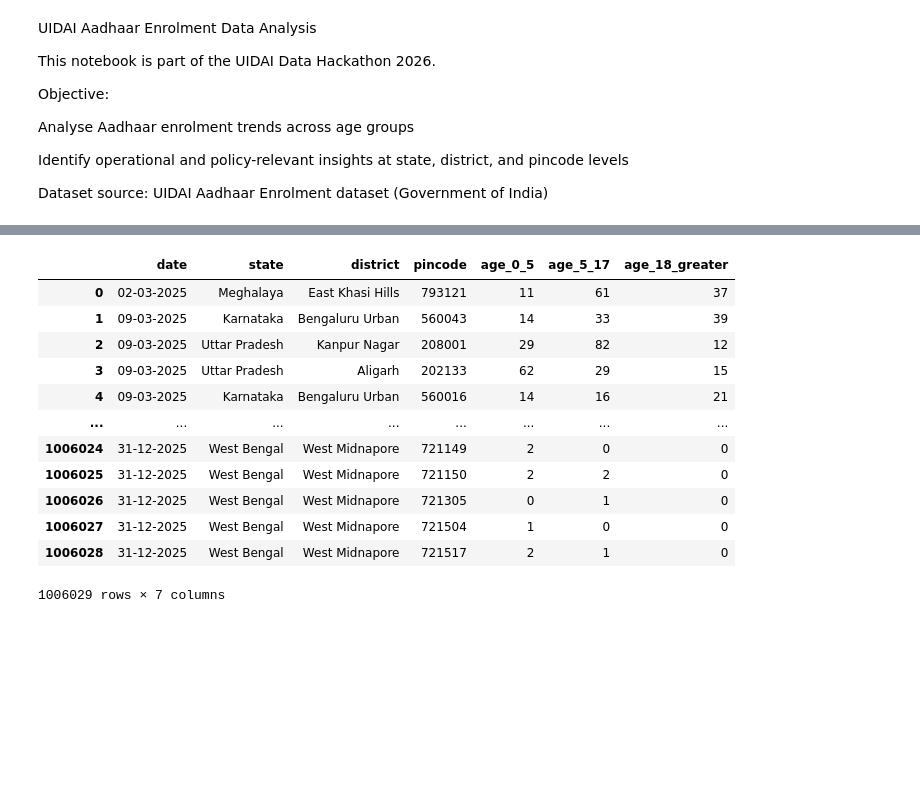
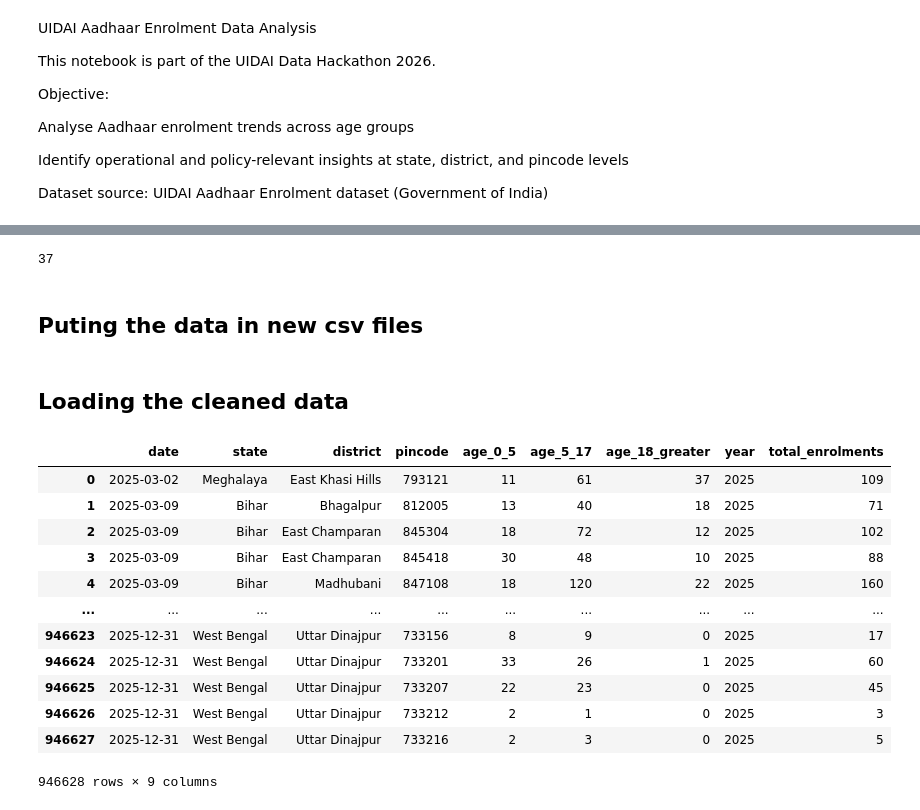
Before and after one commit to pranavdawara-py/aadhaar-analysis, a Jupyter notebook: notebooks/data_analysis.ipynb, the cells around one changed output, grey strips where cells are left out. Saved outputs shown, nothing was run; the diff lists cells and outputs as text; code cells hidden in the pictures; blank space fills up the shorter version.

```diff
--- a/notebooks/data_analysis.ipynb
+++ b/notebooks/data_analysis.ipynb
@@ -17,4 +17,13 @@ import matplotlib.pyplot as plt
 import matplotlib.ticker as mtick
 import numpy as np
 base_dir = Path.cwd().parents[0]
-data_dir = base_dir / "data" / "raw" #keep the csv files in the {base_dir}/data/raw
+raw_dir = base_dir / "data" / "raw" #keep the orignal csv files in the {base_dir}/data/raw
+clean_dir = base_dir / "data" / "cleaned" #orignal might be having some duplicated data or typing errors we will fix them in new csvs and put new csvs in (base_dir}/data/cleaned
+csv_files = [
+    "api_data_aadhar_enrolment_0_500000.csv",
+    "api_data_aadhar_enrolment_500000_1000000.csv",
+    "api_data_aadhar_enrolment_1000000_1006029.csv"
+]
+df1 = pd.read_csv(raw_dir / csv_files[0])
+df2 = pd.read_csv(raw_dir / csv_files[1])
+df3 = pd.read_csv(raw_dir / csv_files[2])
@@ -20,0 +570,7 @@ data_dir = base_dir / "data" / "raw" #keep the csv files in the {base_dir}/data/
+# %%
+df_original = pd.concat([df1, df2, df3], ignore_index=True)
+len(df_original["state"].unique())
+# %% [output]
+37
+# %% [markdown]
+## Puting the data in new csv files
@@ -21,28 +584,22 @@ data_dir = base_dir / "data" / "raw" #keep the csv files in the {base_dir}/data/
+# %% [markdown]
+## Loading the cleaned data
 # %%
-csv_paths = [
-    data_dir / "api_data_aadhar_enrolment_0_500000.csv",
-    data_dir / "api_data_aadhar_enrolment_500000_1000000.csv",
-    data_dir / "api_data_aadhar_enrolment_1000000_1006029.csv"
-]
-
-df = pd.concat(
-    (pd.read_csv(path) for path in csv_paths),
+df_clean = pd.concat(
+    (pd.read_csv(clean_dir / f) for f in csv_files),
     ignore_index=True
 )
-
-df.shape
-df
+df_clean
 # %% [output]
-|  | date | state | district | pincode | age_0_5 | age_5_17 | age_18_greater |
-| 0 | 02-03-2025 | Meghalaya | East Khasi Hills | 793121 | 11 | 61 | 37 |
-| 1 | 09-03-2025 | Karnataka | Bengaluru Urban | 560043 | 14 | 33 | 39 |
-| 2 | 09-03-2025 | Uttar Pradesh | Kanpur Nagar | 208001 | 29 | 82 | 12 |
-| 3 | 09-03-2025 | Uttar Pradesh | Aligarh | 202133 | 62 | 29 | 15 |
-| 4 | 09-03-2025 | Karnataka | Bengaluru Urban | 560016 | 14 | 16 | 21 |
-| ... | ... | ... | ... | ... | ... | ... | ... |
-| 1006024 | 31-12-2025 | West Bengal | West Midnapore | 721149 | 2 | 0 | 0 |
-| 1006025 | 31-12-2025 | West Bengal | West Midnapore | 721150 | 2 | 2 | 0 |
-| 1006026 | 31-12-2025 | West Bengal | West Midnapore | 721305 | 0 | 1 | 0 |
-| 1006027 | 31-12-2025 | West Bengal | West Midnapore | 721504 | 1 | 0 | 0 |
-| 1006028 | 31-12-2025 | West Bengal | West Midnapore | 721517 | 2 | 1 | 0 |
+|  | date | state | district | pincode | age_0_5 | age_5_17 | age_18_greater | year | total_enrolments |
+| 0 | 2025-03-02 | Meghalaya | East Khasi Hills | 793121 | 11 | 61 | 37 | 2025 | 109 |
+| 1 | 2025-03-09 | Bihar | Bhagalpur | 812005 | 13 | 40 | 18 | 2025 | 71 |
+| 2 | 2025-03-09 | Bihar | East Champaran | 845304 | 18 | 72 | 12 | 2025 | 102 |
+| 3 | 2025-03-09 | Bihar | East Champaran | 845418 | 30 | 48 | 10 | 2025 | 88 |
+| 4 | 2025-03-09 | Bihar | Madhubani | 847108 | 18 | 120 | 22 | 2025 | 160 |
+| ... | ... | ... | ... | ... | ... | ... | ... | ... | ... |
+| 946623 | 2025-12-31 | West Bengal | Uttar Dinajpur | 733156 | 8 | 9 | 0 | 2025 | 17 |
+| 946624 | 2025-12-31 | West Bengal | Uttar Dinajpur | 733201 | 33 | 26 | 1 | 2025 | 60 |
+| 946625 | 2025-12-31 | West Bengal | Uttar Dinajpur | 733207 | 22 | 23 | 0 | 2025 | 45 |
+| 946626 | 2025-12-31 | West Bengal | Uttar Dinajpur | 733212 | 2 | 1 | 0 | 2025 | 3 |
+| 946627 | 2025-12-31 | West Bengal | Uttar Dinajpur | 733216 | 2 | 3 | 0 | 2025 | 5 |
-1006029 rows × 7 columns
+946628 rows × 9 columns
```
Also changed, not shown: parts of 31 cells of this notebook.
